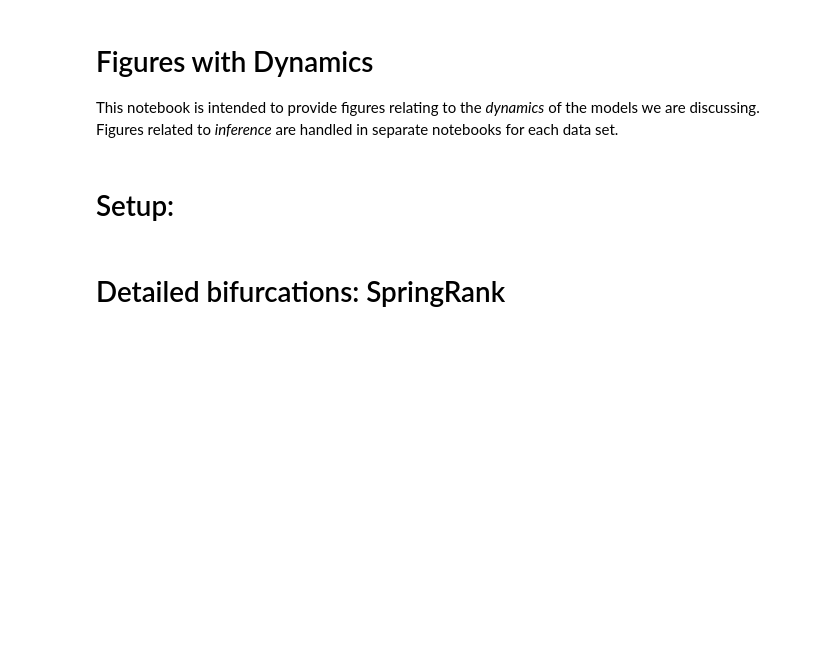
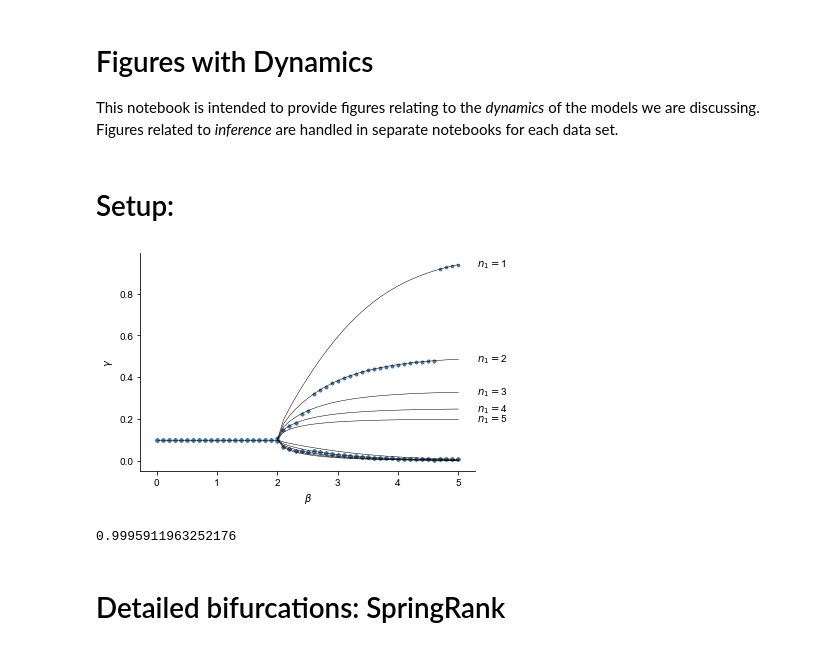
Before and after one commit to PhilChodrow/prestige_reinforcement, a Jupyter notebook: bifurcations.ipynb, the cells around one changed output. Drawn from its saved outputs; the diff is of its cells as text; code cells hidden in the pictures; blank space fills up the shorter version.

Commit message:
add a quick viz of springrank with theory curves from Mari

```diff
--- a/bifurcations.ipynb
+++ b/bifurcations.ipynb
@@ -24,6 +25,78 @@ cset_muted = ['#CC6677', '#332288', '#DDCC77', '#117733', '#88CCEE', '#882255',
 @jit(nopython=True)
 def linear_feature(s):
     return(np.outer(np.ones(len(s)), s))
+# %%
+preds = pd.read_csv('numerics/data_n_10.csv')
+# %%
+fig = plt.figure()
+ax = fig.add_subplot()
+
+for n1 in np.arange(1,6):
+    sub = preds[preds.n1 == n1]
+    sub = sub[sub.beta <= 5]
+    v1 = sub.s1
+    v2 = sub.s2
+    n1 = sub.n1
+    n2 = sub.n2
+    v1 = np.exp(sub.beta*sub.s1)
+    v2 = np.exp(sub.beta*sub.s2)
+    gamma_1 = np.array(v1/(n1*v1 + n2*v2))
+    gamma_2 = np.array(v2/(n1*v1 + n2*v2))
+    ax.plot(sub.beta, gamma_1 , color = 'black', linewidth = .5)
+    ax.plot(sub.beta, gamma_2 , color = 'black', linewidth = .5)
+    ax.text(np.array(sub.beta).max()+.3, gamma_1[-1]-.01, s = r'$n_1 = $' + str(n1.max()))
+
+ax.plot([0,2], [.1,.1], color = 'black', linewidth = .5)
+
+n = 10
+
+A0 = np.random.rand(n,n)
+A0 = A0/A0.sum()
+
+lam = .98
+n_rounds = 20000
+
+m_updates = 1
+
+b_grid = 51
+
+b_grid = 51
+BETAS = np.linspace(0,5, b_grid)
+
+V = np.zeros((b_grid, n))
+
+M = model()
+M.set_score(score_function = lambda A: homebrew_SpringRank_score(A.T))
+M.set_features([linear_feature])
+
+for j in range(b_grid):
+
+    M.simulate(beta = np.array([BETAS[j]]),
+                       lam = lam,
+                       A0 = A0,
+                       n_rounds = n_rounds,
+                       update = deterministic_update,
+                       m_updates = m_updates)
+    GAMMA = M.get_rates()
+    GAMMA = np.sort(GAMMA, axis = 2)
+    V[j] = GAMMA[(-5000):(-1)].mean(axis = (0,1))
+
+for i in range(V.shape[1]):
+    p = ax.scatter(BETAS, V[:,i], color = cset[0], alpha = 1, s=7)
+
+ax.spines['top'].set_visible(False)
+ax.spines['right'].set_visible(False)
+
+ax.set(xlabel = r'$\beta$')
+ax.set(ylabel = r'$\gamma$')
+
+plt.savefig('fig/springRank_with_curves.png', dpi = 300, bbox_inches = 'tight')
+# %% [output]
+[figure, added]
+# %%
+np.array(gamma_1)[-1]
+# %% [output]
+0.9995911963252176
 # %% [markdown]
 # Detailed bifurcations: SpringRank
 # %%
```
Also changed, not shown: parts of 1 cell of this notebook, 1 other file.
